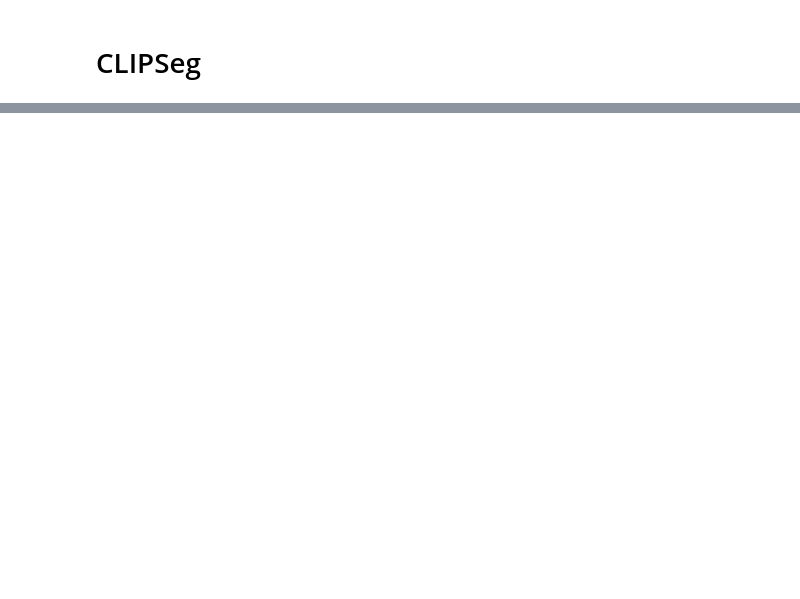
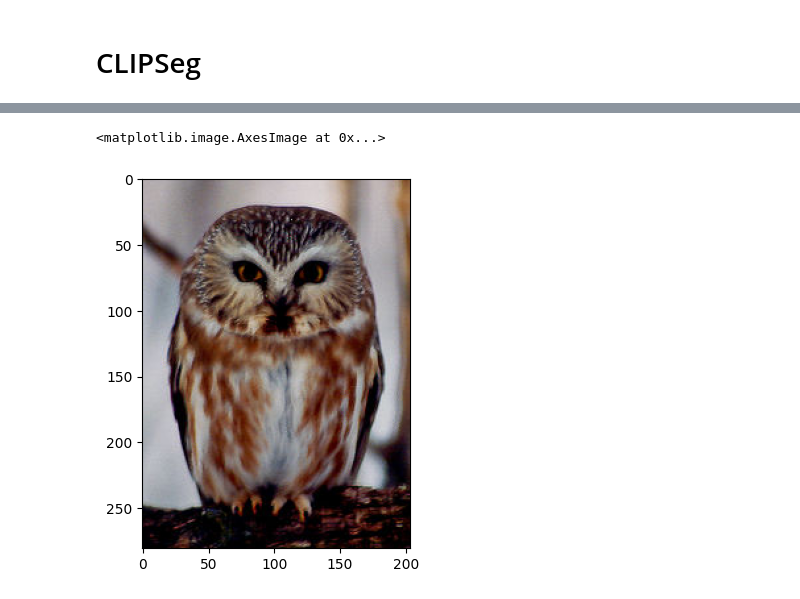
Before and after one commit to zijizhu/part-concept, a Jupyter notebook: clipseg.ipynb, the cells around one changed output, grey strips where cells are left out. Saved outputs shown, nothing was run; the diff lists cells and outputs as text; code cells hidden in the pictures; blank space fills up the shorter version.

```diff
--- a/clipseg.ipynb
+++ b/clipseg.ipynb
@@ -136,0 +107,5 @@ c.unique()
+# %%
+plt.imshow(batch[2][0].permute(1,2,0))
+# %% [output]
+<matplotlib.image.AxesImage at 0x...>
+[figure, added]
```
Also changed, not shown: parts of 46 cells of this notebook, 2 other files.
